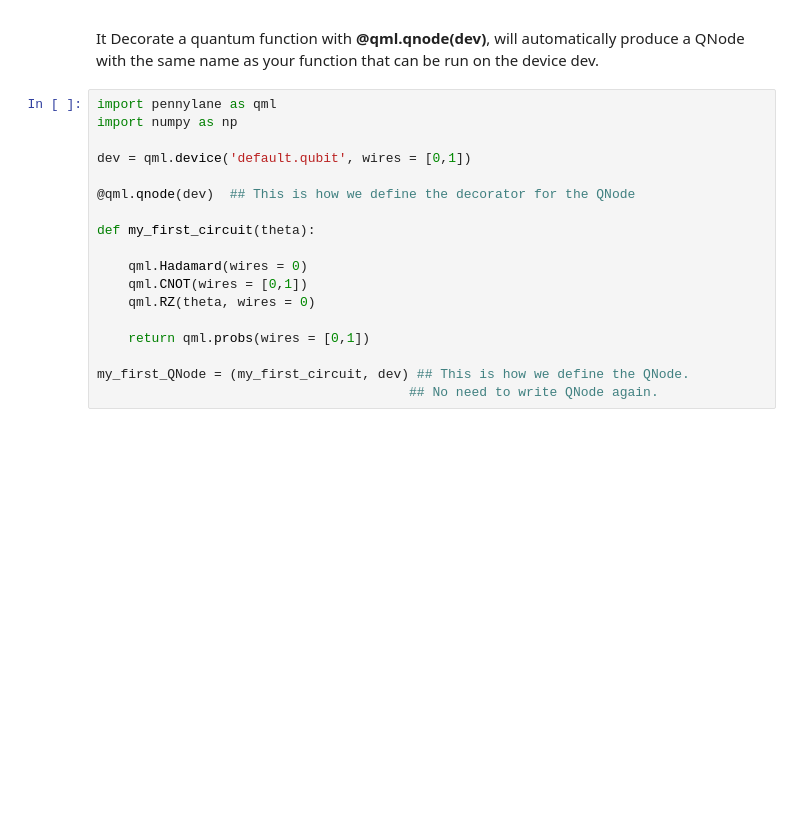
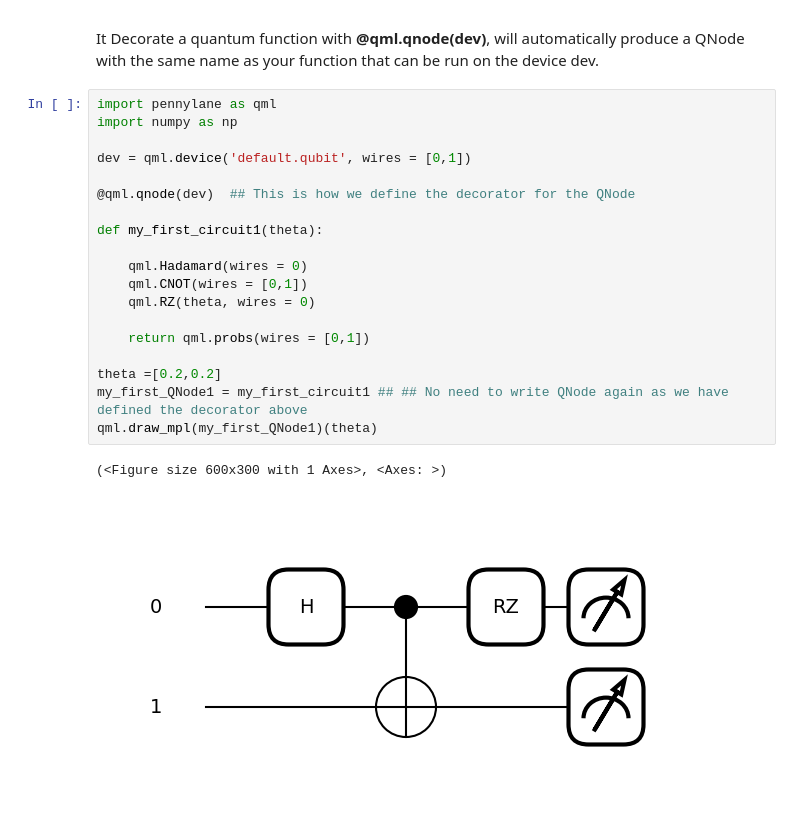
Before and after one commit to mainak-bhattacharyya/QuCIS_outreach, a Jupyter notebook: nptel_jun'24/tutorial_day1/Introduction_pennylane.ipynb, the cells around one changed output. Cells and saved outputs as stored; diff of their text form; blank space fills up the shorter version.

```diff
--- a/nptel_jun'24/tutorial_day1/Introduction_pennylane.ipynb
+++ b/nptel_jun'24/tutorial_day1/Introduction_pennylane.ipynb
@@ -434,18 +434,22 @@ It Decorate a quantum function with **@qml.qnode(dev)**, will automatically prod
 # %%
 import pennylane as qml
 import numpy as np
 
 dev = qml.device('default.qubit', wires = [0,1])
 
 @qml.qnode(dev)  ## This is how we define the decorator for the QNode
 
-def my_first_circuit(theta):
+def my_first_circuit1(theta):
 
     qml.Hadamard(wires = 0)
     qml.CNOT(wires = [0,1])
     qml.RZ(theta, wires = 0)
 
     return qml.probs(wires = [0,1])
 
-my_first_QNode = (my_first_circuit, dev) ## This is how we define the QNode.
-                                        ## No need to write QNode again.
+theta =[0.2,0.2]
+my_first_QNode1 = my_first_circuit1 ## ## No need to write QNode again as we have defined the decorator above
+qml.draw_mpl(my_first_QNode1)(theta)
+# %% [output]
+(<Figure size 600x300 with 1 Axes>, <Axes: >)
+[figure, added]
```
Also changed, not shown: parts of 12 cells of this notebook, 1 other file.
